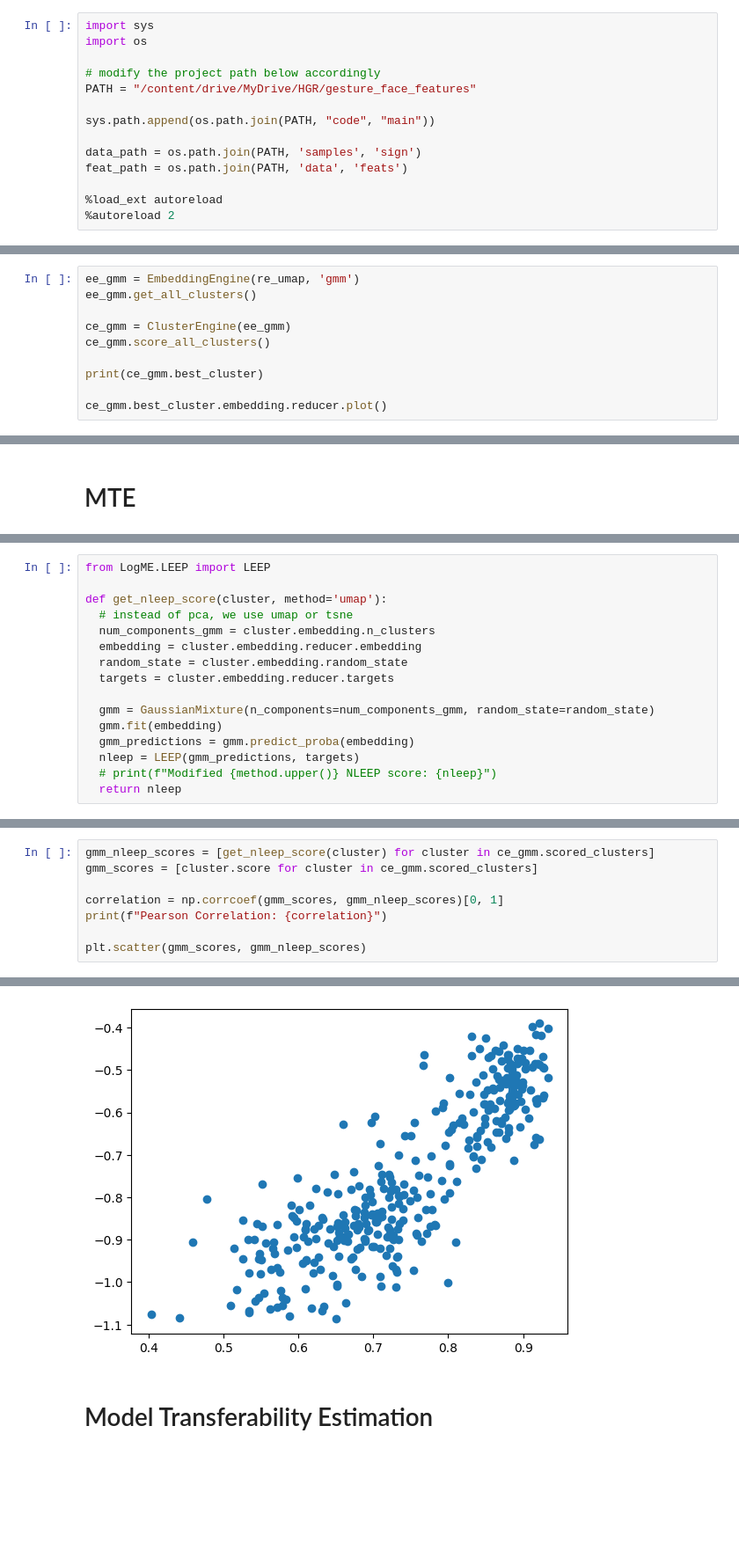
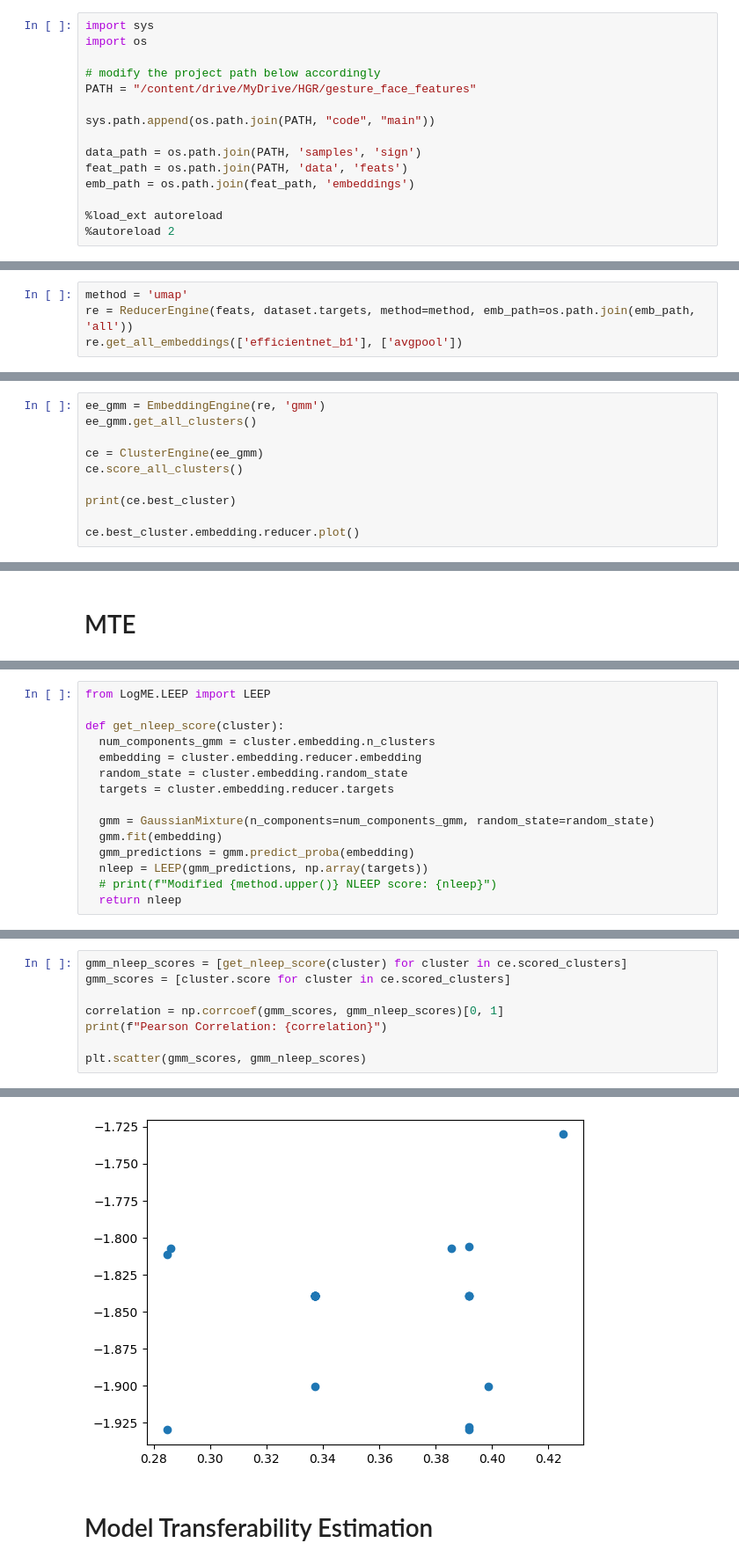
Before and after one commit to ADA-SITE-JML/gesture_face_features, a Jupyter notebook: code/hgr_pytorch.ipynb, the cells around one changed output, grey strips where cells are left out. Shown: that part at 88% size. Drawn from its saved outputs; the diff is of its cells as text; blank space fills up the shorter version.

```diff
--- a/code/hgr_pytorch.ipynb
+++ b/code/hgr_pytorch.ipynb
@@ -14,6 +14,7 @@ sys.path.append(os.path.join(PATH, "code", "main"))
 
 data_path = os.path.join(PATH, 'samples', 'sign')
 feat_path = os.path.join(PATH, 'data', 'feats')
+emb_path = os.path.join(feat_path, 'embeddings')
 
 %load_ext autoreload
 %autoreload 2
@@ -310,0 +365,4 @@ Getting umap embeddings for grid {'n_neighbors': [5, 10, 15, 30], 'min_dist': [0
+# %%
+method = 'umap'
+re = ReducerEngine(feats, dataset.targets, method=method, emb_path=os.path.join(emb_path, 'all'))
+re.get_all_embeddings(['efficientnet_b1'], ['avgpool'])
@@ -323,13 +417,13 @@ Getting kmeans clusters...
 # %%
-ee_gmm = EmbeddingEngine(re_umap, 'gmm')
+ee_gmm = EmbeddingEngine(re, 'gmm')
 ee_gmm.get_all_clusters()
 
-ce_gmm = ClusterEngine(ee_gmm)
-ce_gmm.score_all_clusters()
+ce = ClusterEngine(ee_gmm)
+ce.score_all_clusters()
 
-print(ce_gmm.best_cluster)
+print(ce.best_cluster)
 
-ce_gmm.best_cluster.embedding.reducer.plot()
+ce.best_cluster.embedding.reducer.plot()
 # %% [output]
 Getting gmm clusters...
 Getting cluster scores...
@@ -355,8 +447,7 @@ fatal: destination path 'LogME' already exists and is not an empty directory.
 # %%
 from LogME.LEEP import LEEP
 
-def get_nleep_score(cluster, method='umap'):
-  # instead of pca, we use umap or tsne
+def get_nleep_score(cluster):
   num_components_gmm = cluster.embedding.n_clusters
   embedding = cluster.embedding.reducer.embedding
   random_state = cluster.embedding.random_state
@@ -365,7 +456,7 @@ def get_nleep_score(cluster, method='umap'):
   gmm = GaussianMixture(n_components=num_components_gmm, random_state=random_state)
   gmm.fit(embedding)
   gmm_predictions = gmm.predict_proba(embedding)
-  nleep = LEEP(gmm_predictions, targets)
+  nleep = LEEP(gmm_predictions, np.array(targets))
   # print(f"Modified {method.upper()} NLEEP score: {nleep}")
   return nleep
 # %%
@@ -391,6 +482,6 @@ get_nleep_score(ce_gmm.best_cluster)
 # %%
-gmm_nleep_scores = [get_nleep_score(cluster) for cluster in ce_gmm.scored_clusters]
-gmm_scores = [cluster.score for cluster in ce_gmm.scored_clusters]
+gmm_nleep_scores = [get_nleep_score(cluster) for cluster in ce.scored_clusters]
+gmm_scores = [cluster.score for cluster in ce.scored_clusters]
 
 correlation = np.corrcoef(gmm_scores, gmm_nleep_scores)[0, 1]
 print(f"Pearson Correlation: {correlation}")
@@ -401,5 +492,5 @@ Pearson Correlation: 0.8527382774225759
 <matplotlib.collections.PathCollection at 0x...>
-[figure, old version]
+[figure, new version]
 # %% [markdown]
 # Model Transferability Estimation
 # %% [markdown]
```
Also changed, not shown: parts of 14 cells of this notebook.
